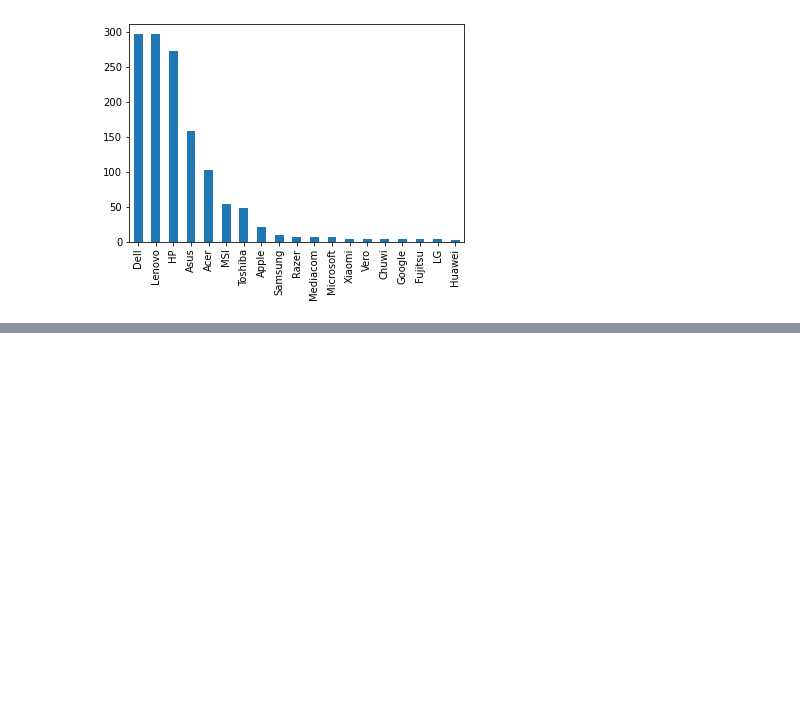
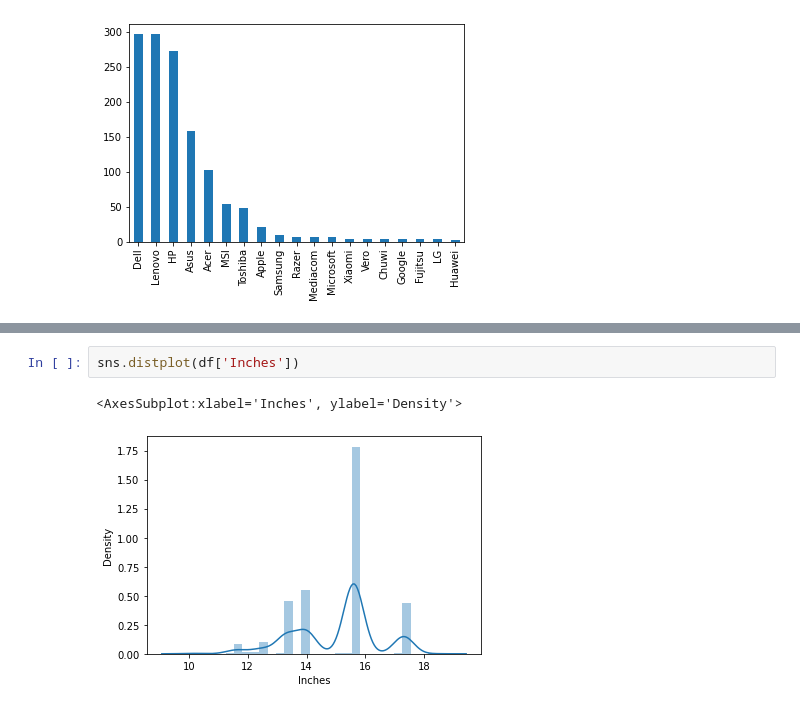
Before and after one commit to isha64/laptop-price-prediction, a Jupyter notebook: laptop-price-prediction.ipynb, the cells around one changed output, grey strips where cells are left out. Saved outputs shown, nothing was run; the diff lists cells and outputs as text; blank space fills up the shorter version.

```diff
--- a/laptop-price-prediction.ipynb
+++ b/laptop-price-prediction.ipynb
@@ -119,0 +138,5 @@ df['Company'].value_counts().plot(kind='bar')
+# %%
+sns.distplot(df['Inches'])
+# %% [output]
+<AxesSubplot:xlabel='Inches', ylabel='Density'>
+[figure, added]
```
Also changed, not shown: parts of 5 cells of this notebook.
